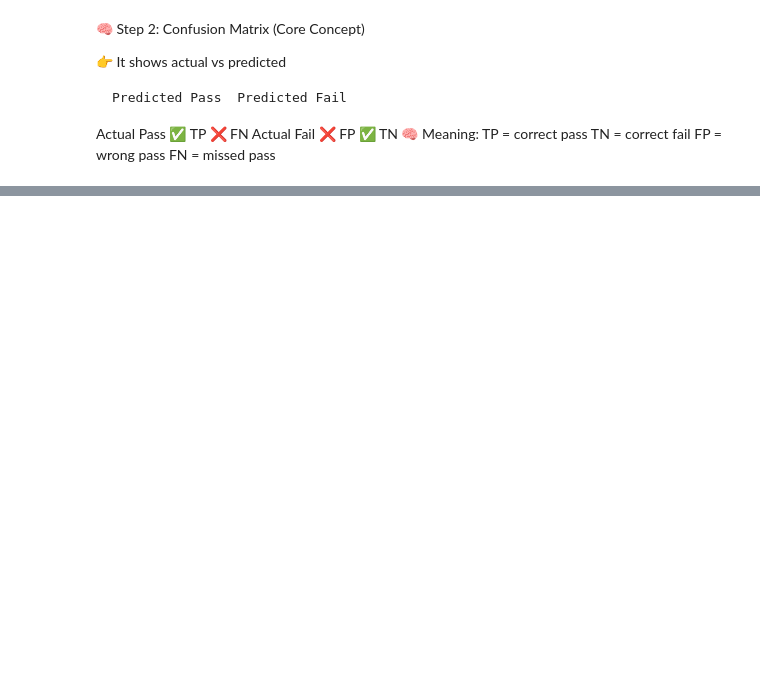
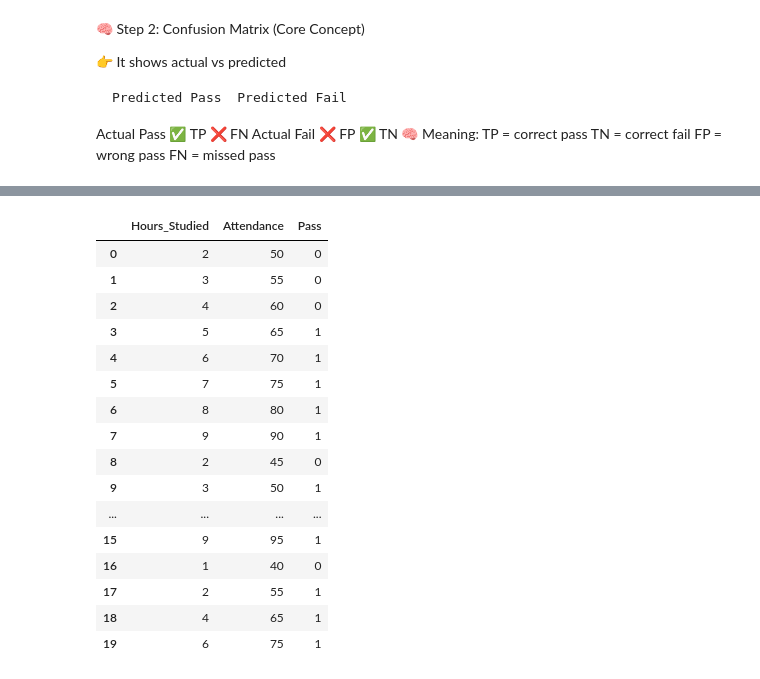
Before and after one commit to RajCodes1996/AIML_ROADMAP_2026, a Jupyter notebook: Main/ML_11_to_18.ipynb, the cells around one changed output, grey strips where cells are left out. Cells and saved outputs as stored; diff of their text form; code cells hidden in the pictures; blank space fills up the shorter version.

```diff
--- a/Main/ML_11_to_18.ipynb
+++ b/Main/ML_11_to_18.ipynb
@@ -131,0 +231,31 @@ FN = missed pass
+# %%
+# 2️⃣ Create an imbalanced dataset
+# More Pass students than Fail students
+# More Pass students than Fail students
+
+data = {
+    "Hours_Studied": [2,3,4,5,6,7,8,9,2,3,4,5,6,7,8,9,1,2,4,6],
+    "Attendance":   [50,55,60,65,70,75,80,90,45,50,60,65,75,80,85,95,40,55,65,75],
+    "Pass":         [0,0,0,1,1,1,1,1,0,1,1,1,1,1,1,1,0,1,1,1]
+}
+
+df = pd.DataFrame(data)
+df
+# %% [output]
+|  | Hours_Studied | Attendance | Pass |
+| 0 | 2 | 50 | 0 |
+| 1 | 3 | 55 | 0 |
+| 2 | 4 | 60 | 0 |
+| 3 | 5 | 65 | 1 |
+| 4 | 6 | 70 | 1 |
+| 5 | 7 | 75 | 1 |
+| 6 | 8 | 80 | 1 |
+| 7 | 9 | 90 | 1 |
+| 8 | 2 | 45 | 0 |
+| 9 | 3 | 50 | 1 |
+| ... | ... | ... | ... |
+| 15 | 9 | 95 | 1 |
+| 16 | 1 | 40 | 0 |
+| 17 | 2 | 55 | 1 |
+| 18 | 4 | 65 | 1 |
+| 19 | 6 | 75 | 1 |
```
Also changed, not shown: parts of 10 cells of this notebook.
